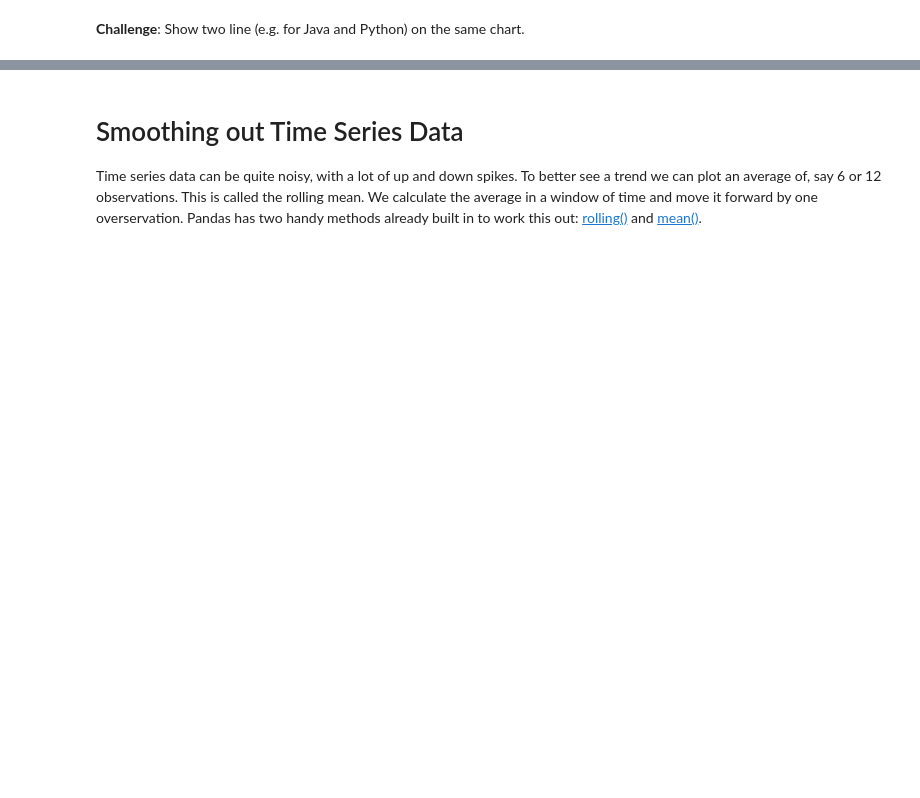
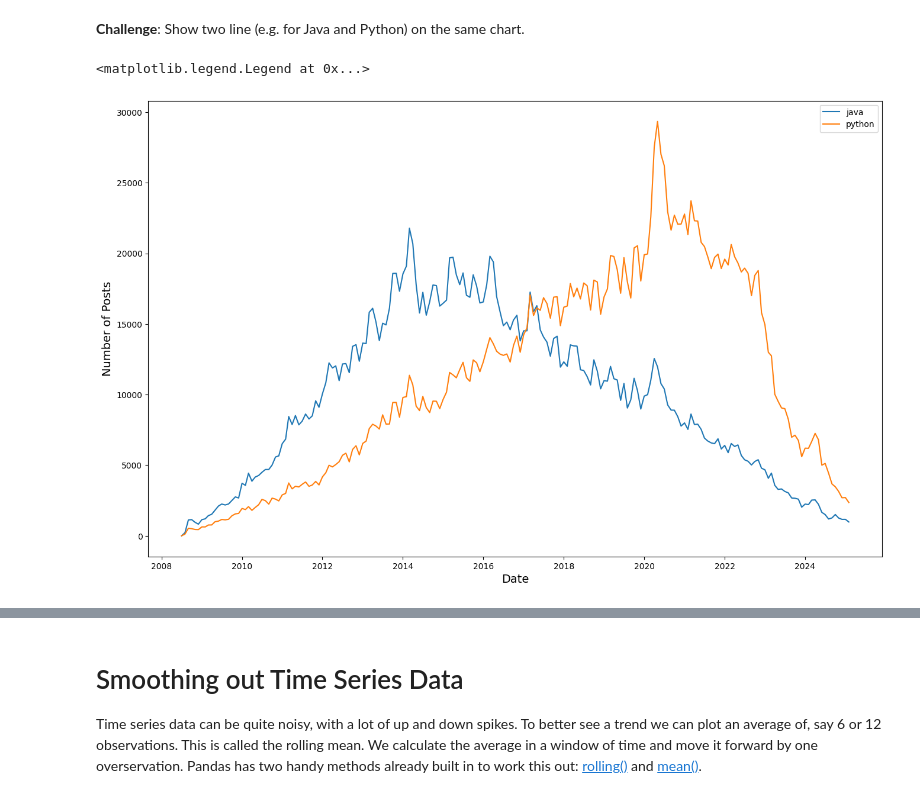
Before and after one commit to RafaelMoralesGallegos/100-days-of-Python, a Jupyter notebook: Day_73_Matplotlib/Programming_Languages_(start).ipynb, the cells around one changed output, grey strips where cells are left out. Cells and saved outputs as stored; diff of their text form; code cells hidden in the pictures; blank space fills up the shorter version.

```diff
--- a/Day_73_Matplotlib/Programming_Languages_(start).ipynb
+++ b/Day_73_Matplotlib/Programming_Languages_(start).ipynb
@@ -141,2 +210,12 @@ df.head()
 # %% [markdown]
 **Challenge**: Show two line (e.g. for Java and Python) on the same chart.
+# %%
+fig, ax = plt.subplots(figsize=(16, 10))
+ax.set_xlabel('Date', fontsize=14)
+ax.set_ylabel('Number of Posts', fontsize=14)
+ax.plot(reshaped_df.index, reshaped_df['java'], label='java')
+ax.plot(reshaped_df.index, reshaped_df['python'], label='python')
+ax.legend()
+# %% [output]
+<matplotlib.legend.Legend at 0x...>
+[figure, added]
```
Also changed, not shown: parts of 9 cells of this notebook.
